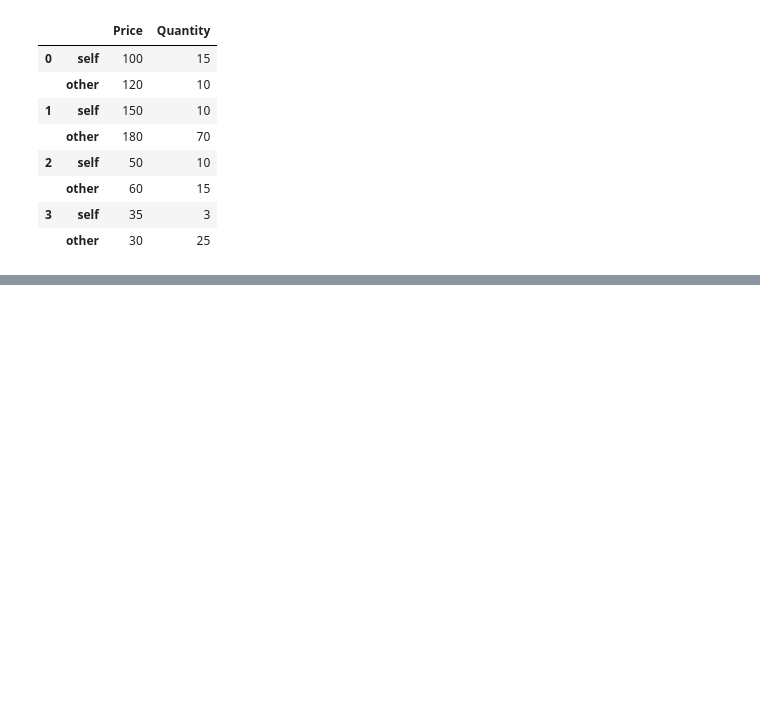
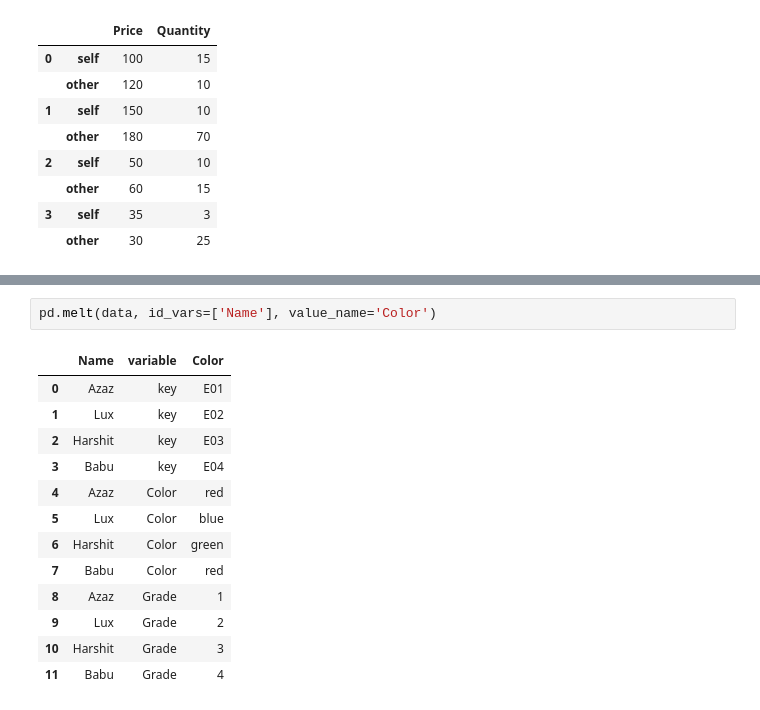
Before and after one commit to azaz9026/Pandas, a Jupyter notebook: python_pasdas.ipynb, the cells around one changed output, grey strips where cells are left out. Cells and saved outputs as stored; diff of their text form; blank space fills up the shorter version.

```diff
--- a/python_pasdas.ipynb
+++ b/python_pasdas.ipynb
@@ -689,0 +720,16 @@ df.compare(df1 , align_axis=0)
+# %%
+pd.melt(data, id_vars=['Name'], value_name='Color')
+# %% [output]
+|  | Name | variable | Color |
+| 0 | Azaz | key | E01 |
+| 1 | Lux | key | E02 |
+| 2 | Harshit | key | E03 |
+| 3 | Babu | key | E04 |
+| 4 | Azaz | Color | red |
+| 5 | Lux | Color | blue |
+| 6 | Harshit | Color | green |
+| 7 | Babu | Color | red |
+| 8 | Azaz | Grade | 1 |
+| 9 | Lux | Grade | 2 |
+| 10 | Harshit | Grade | 3 |
+| 11 | Babu | Grade | 4 |
```
Also changed, not shown: parts of 3 cells of this notebook.
